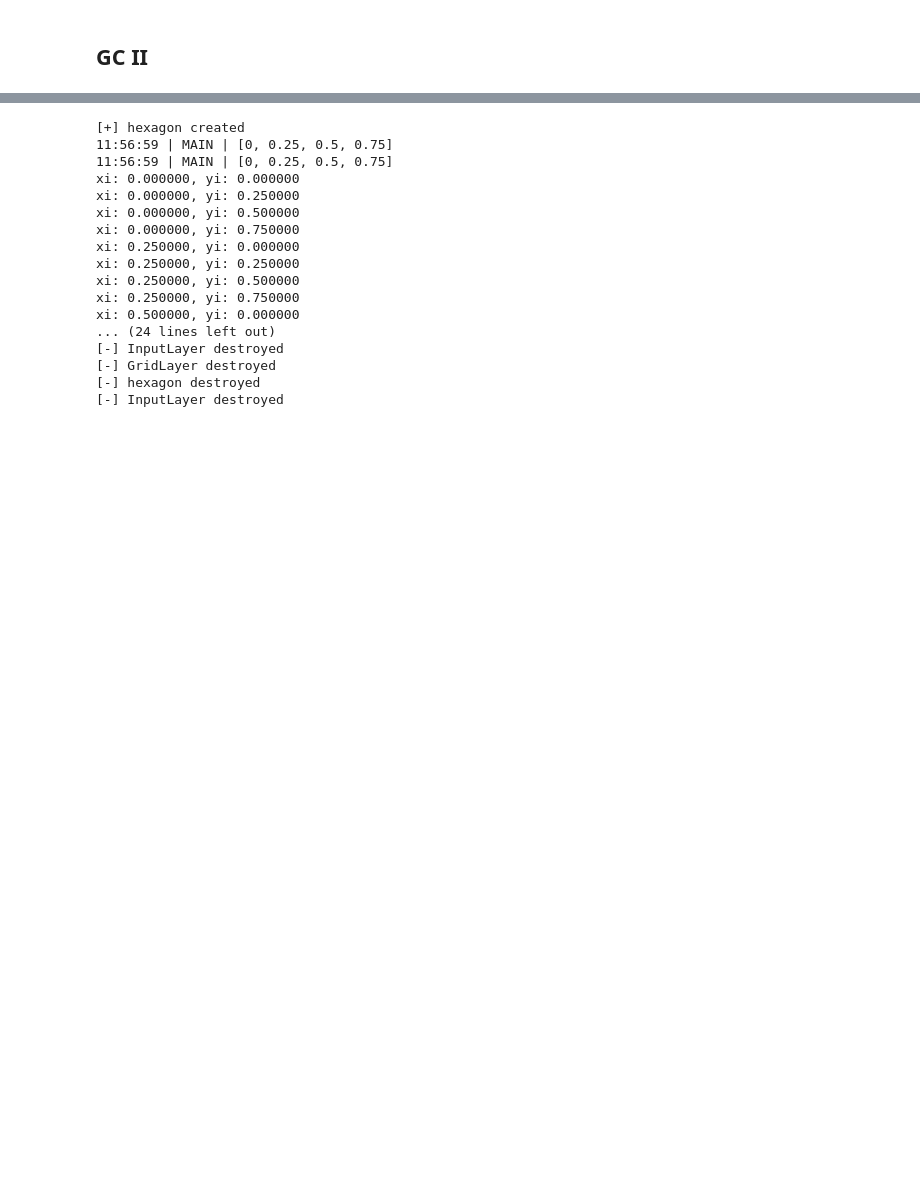
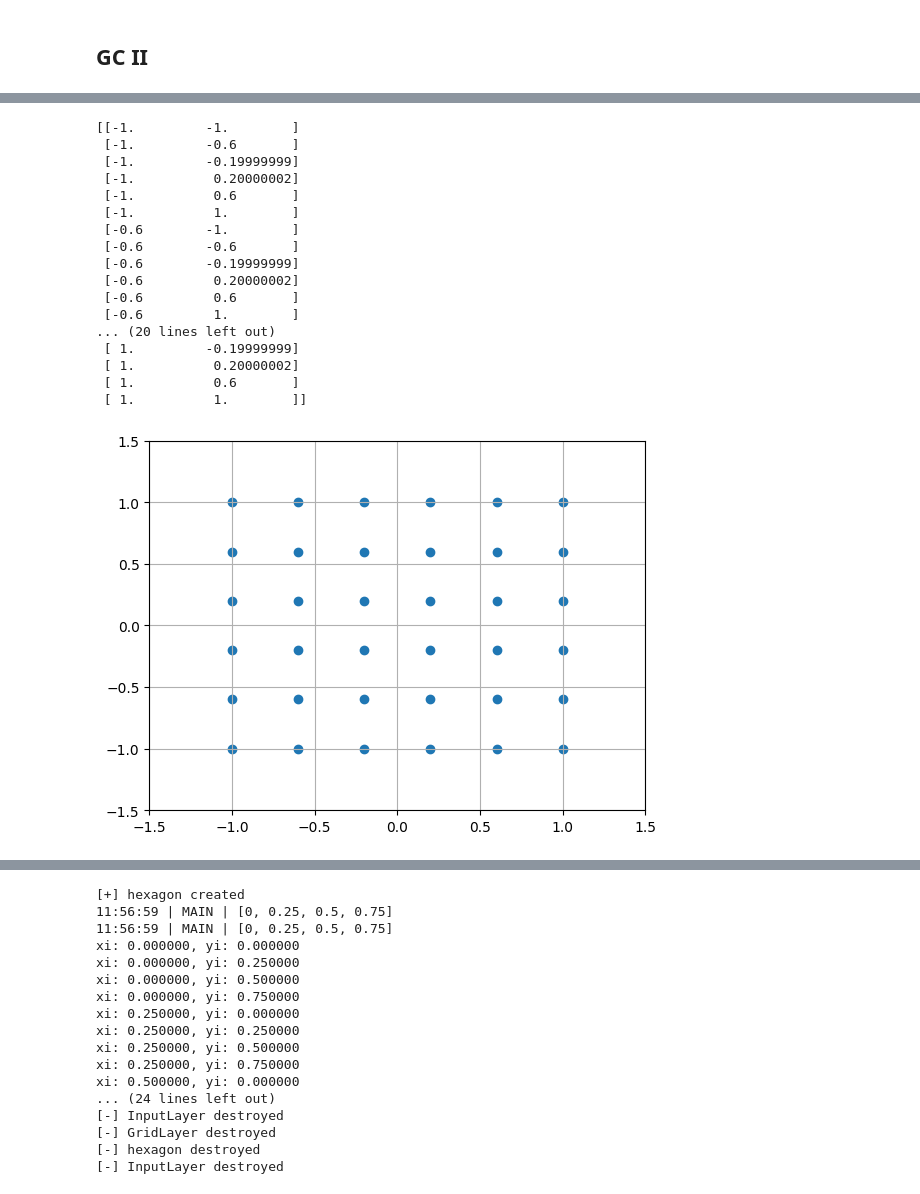
Before and after one commit to iKiru-hub/PCNN, a Jupyter notebook: notebooks/lab_pcore_1.ipynb, the cells around one changed output, grey strips where cells are left out. Drawn from its saved outputs; the diff is of its cells as text; code cells hidden in the pictures; blank space fills up the shorter version.

```diff
--- a/notebooks/lab_pcore_1.ipynb
+++ b/notebooks/lab_pcore_1.ipynb
@@ -718 +689,28 @@ Positions type: square
+# %%
+print(gc.get_centers())
+plt.scatter(*gc.get_centers().T)
+plt.xlim(-1.5, 1.5)
+plt.ylim(-1.5, 1.5)
+#plt.axis('auto')
+plt.grid()
+plt.show()
+# %% [output]
+[[-1.         -1.        ]
+ [-1.         -0.6       ]
+ [-1.         -0.19999999]
+ [-1.          0.20000002]
+ [-1.          0.6       ]
+ [-1.          1.        ]
+ [-0.6        -1.        ]
+ [-0.6        -0.6       ]
+ [-0.6        -0.19999999]
+ [-0.6         0.20000002]
+ [-0.6         0.6       ]
+ [-0.6         1.        ]
+... (20 lines left out)
+ [ 1.         -0.19999999]
+ [ 1.          0.20000002]
+ [ 1.          0.6       ]
+ [ 1.          1.        ]]
+[figure, added]
 # %%
```
Also changed, not shown: parts of 33 cells of this notebook, 8 other files.
